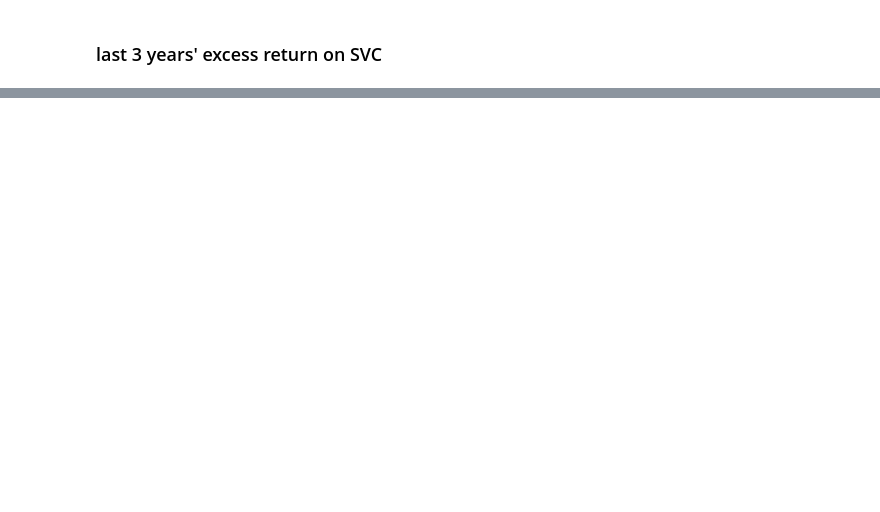
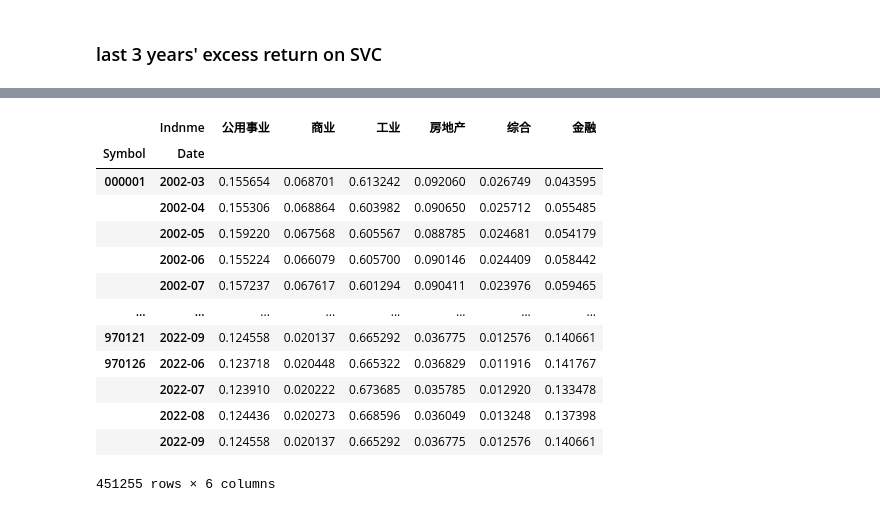
Before and after one commit to dacianpeng/mutual-fund-effective-or-not-Evidence-from-China, a Jupyter notebook: main.ipynb, the cells around one changed output, grey strips where cells are left out. Drawn from its saved outputs; the diff is of its cells as text; code cells hidden in the pictures; blank space fills up the shorter version.

```diff
--- a/main.ipynb
+++ b/main.ipynb
@@ -1158,0 +1145,52 @@ group_and_statistic(all_fund_svc_α)
+# %%
+classification = pd.read_csv('data/CSMAR/TRD_Co.csv')
+# %%
+invest_detail = ddf.read_csv('data/CSMAR/invest_detail/*', low_memory=False, dtype={'Symbol': 'object'}).compute()
+invest_detail = invest_detail.rename(columns={'Symbol': 'Stkcd'})
+def aboard_stock(x):
+    try:
+        int(x)
+        return False
+    except:
+        return True
+
+# 1.8% aboard_stock dropped
+aboard_stock_filter = invest_detail.Stkcd.apply(aboard_stock)
+invest_detail = invest_detail[~ aboard_stock_filter]
+invest_detail = pd.merge(invest_detail, symbol_code_mapping.groupby('MasterFundCode').last(), on='MasterFundCode', how='left', validate='m:1')
+invest_detail['Stkcd'] = invest_detail.Stkcd.astype(int)
+invest_detail = pd.merge(invest_detail, classification[['Stkcd', 'Indnme']], on='Stkcd', validate='m:1')
+
+invest_detail = invest_detail.rename(columns={'EndDate': 'Date'})
+invest_detail['Date'] = pd.to_datetime(invest_detail.Date).dt.to_period('M')
+
+invest_detail = invest_detail[['Date', 'Symbol', 'Indnme', 'Proportion', 'ReportTypeID', 'Stkcd', 'StockName']]
+invest_industry_sum = invest_detail.groupby(['Symbol', 'Date', 'Indnme']).apply(lambda x: x.Proportion.sum())
+
+invest_industry_proportion = invest_industry_sum / invest_industry_sum.groupby(level=[0, 1]).sum()
+invest_industry_proportion = invest_industry_proportion.unstack(level=[0, 2]).resample('M').ffill().fillna(method='ffill')
+invest_industry_proportion = invest_industry_proportion.stack(0).swaplevel().sort_index().fillna(0)
+# %%
+month_mkt_value = pd.read_csv('data/CSMAR/TRD_Mnth.csv')
+month_mkt_value = pd.merge(month_mkt_value, classification, on='Stkcd', validate='m:1')
+month_mkt_value = month_mkt_value.groupby(['Trdmnt', 'Indnme']).apply(lambda x: x.Msmvttl.sum())
+month_mkt_value = month_mkt_value.unstack().div(month_mkt_value.unstack().sum(axis=1), axis=0).fillna(0)
+month_mkt_value.index = pd.to_datetime(month_mkt_value.index).to_period('M')
+month_mkt_value.index.name = 'Date'
+month_mkt_value = pd.merge(invest_industry_proportion.reset_index()[['Symbol', 'Date']], month_mkt_value, on='Date')\
+    .set_index(['Symbol', 'Date']).sort_index()
+# %% [output]
+|  | Indnme | 公用事业 | 商业 | 工业 | 房地产 | 综合 | 金融 |
+| Symbol | Date |  |  |  |  |  |  |
+| 000001 | 2002-03 | 0.155654 | 0.068701 | 0.613242 | 0.092060 | 0.026749 | 0.043595 |
+|  | 2002-04 | 0.155306 | 0.068864 | 0.603982 | 0.090650 | 0.025712 | 0.055485 |
+|  | 2002-05 | 0.159220 | 0.067568 | 0.605567 | 0.088785 | 0.024681 | 0.054179 |
+|  | 2002-06 | 0.155224 | 0.066079 | 0.605700 | 0.090146 | 0.024409 | 0.058442 |
+|  | 2002-07 | 0.157237 | 0.067617 | 0.601294 | 0.090411 | 0.023976 | 0.059465 |
+| ... | ... | ... | ... | ... | ... | ... | ... |
+| 970121 | 2022-09 | 0.124558 | 0.020137 | 0.665292 | 0.036775 | 0.012576 | 0.140661 |
+| 970126 | 2022-06 | 0.123718 | 0.020448 | 0.665322 | 0.036829 | 0.011916 | 0.141767 |
+|  | 2022-07 | 0.123910 | 0.020222 | 0.673685 | 0.035785 | 0.012920 | 0.133478 |
+|  | 2022-08 | 0.124436 | 0.020273 | 0.668596 | 0.036049 | 0.013248 | 0.137398 |
+|  | 2022-09 | 0.124558 | 0.020137 | 0.665292 | 0.036775 | 0.012576 | 0.140661 |
+451255 rows × 6 columns
```
Also changed, not shown: parts of 7 cells of this notebook, 15 other files.
